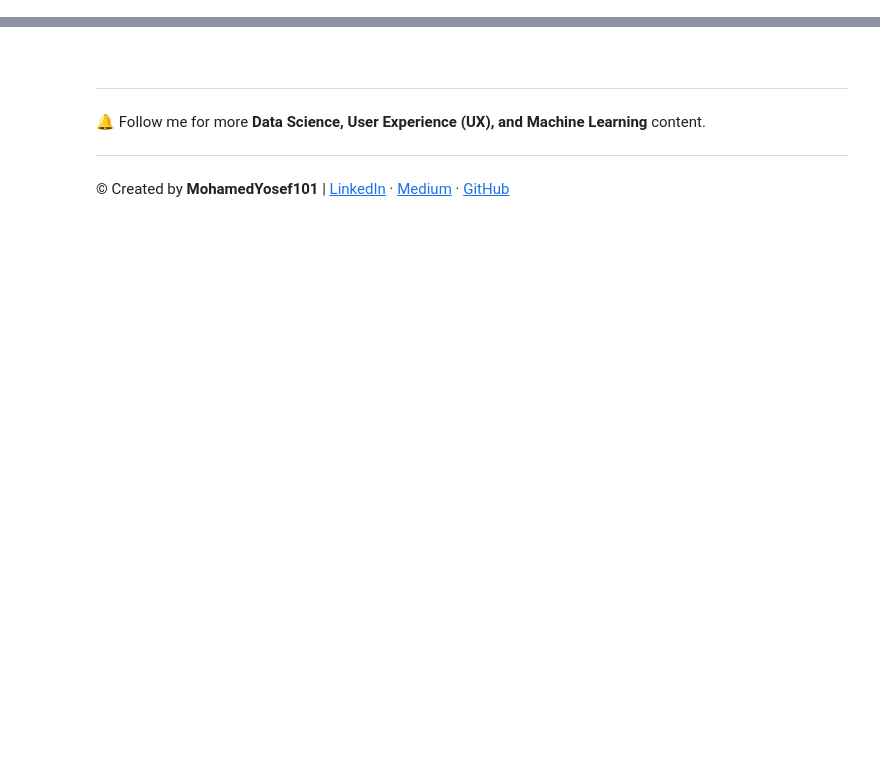
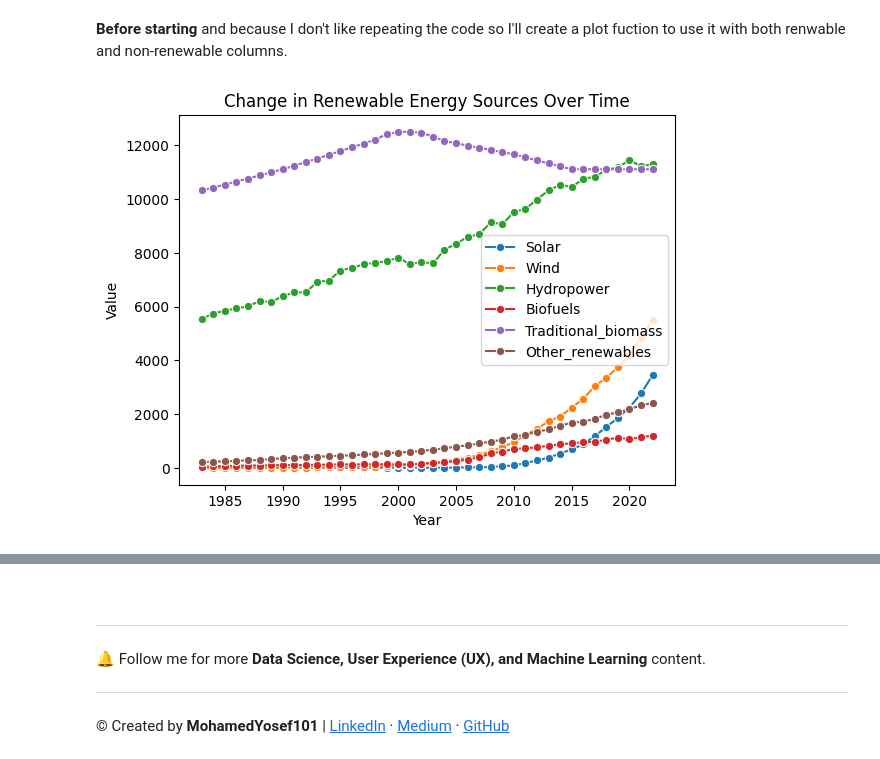
Before and after one commit to mohamedyosef101/energy-time-series-forecasting, a Jupyter notebook: main.ipynb, the cells around one changed output, grey strips where cells are left out. Saved outputs shown, nothing was run; the diff lists cells and outputs as text; code cells hidden in the pictures; blank space fills up the shorter version.

Commit message:
Change in energy over time | Version 1

```diff
--- a/main.ipynb
+++ b/main.ipynb
@@ -202,0 +18,16 @@ RMSE Score on Test set: 3721.75
+# %%
+# import the libraries
+import pandas as pd
+import numpy as np
+import matplotlib.pyplot as plt
+import seaborn as sns
+
+# customize the style
+pd.options.display.float_format = '{:.5f}'.format
+pd.options.display.max_rows = 12
+
+# load the data
+filepath = '/kaggle/input/global-energy-substitution-from-1983-to-2022/global-energy-substitution.csv'
+df = pd.read_csv(filepath)
+
+df.head()
@@ -202,0 +44,19 @@ RMSE Score on Test set: 3721.75
+# %% [markdown]
+**Before starting** and because I don't like repeating the code so I'll create a plot fuction to use it with both renwable and non-renewable columns.
+# %%
+# here is the function
+def plot_over_years(columns, title):
+    for col in columns:
+        sns.lineplot(data=df, x='Year', y=col, label=col, marker='o', linestyle='-')
+
+    plt.xlabel('Year')
+    plt.ylabel('Value')
+    plt.title(title)
+    plt.legend()
+    plt.show()
+
+# Now, let's use the function
+renewable_columns = ['Solar', 'Wind', 'Hydropower', 'Biofuels', 'Traditional_biomass', 'Other_renewables']
+plot_over_years(renewable_columns, 'Change in Renewable Energy Sources Over Time')
+# %% [output]
+[figure, added]
```
Also changed, not shown: parts of 41 cells of this notebook.
